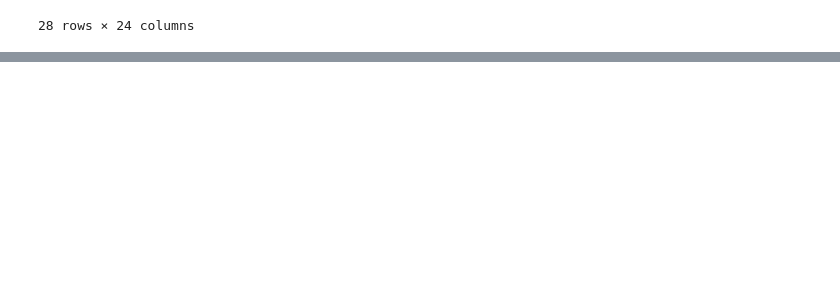
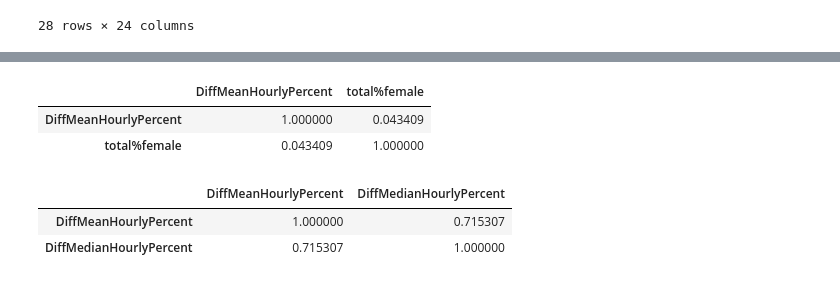
Before and after one commit to dixch/HackTheGap, a Jupyter notebook: HackTheGap/Hack_The_Gap_Master.ipynb, the cells around one changed output, grey strips where cells are left out. Saved outputs shown, nothing was run; the diff lists cells and outputs as text; code cells hidden in the pictures; blank space fills up the shorter version.

```diff
--- a/HackTheGap/Hack_The_Gap_Master.ipynb
+++ b/HackTheGap/Hack_The_Gap_Master.ipynb
@@ -420,7 +421 @@ Index(['EmployerName', 'Address', 'CompanyNumber', 'SicCodes',
       dtype='object')
-# %%
-# make a new column that adds together the quartiles. This will give you the %women at that company
-
-df['total%F'] = df['FemaleLowerQuartile'] + df['FemaleLowerMiddleQuartile'] + df['FemaleUpperMiddleQuartile'] + df['FemaleTopQuartile']
-
-df['total%F'] = df['total%F']/4
@@ -441,0 +438,12 @@ plt.show()
+# %%
+df[['DiffMeanHourlyPercent', 'total%female']].corr()
+# %% [output]
+|  | DiffMeanHourlyPercent | total%female |
+| DiffMeanHourlyPercent | 1.000000 | 0.043409 |
+| total%female | 0.043409 | 1.000000 |
+# %%
+df[['DiffMeanHourlyPercent', 'DiffMedianHourlyPercent']].corr()
+# %% [output]
+|  | DiffMeanHourlyPercent | DiffMedianHourlyPercent |
+| DiffMeanHourlyPercent | 1.000000 | 0.715307 |
+| DiffMedianHourlyPercent | 0.715307 | 1.000000 |
```
Also changed, not shown: parts of 23 cells of this notebook, 1 other file.
